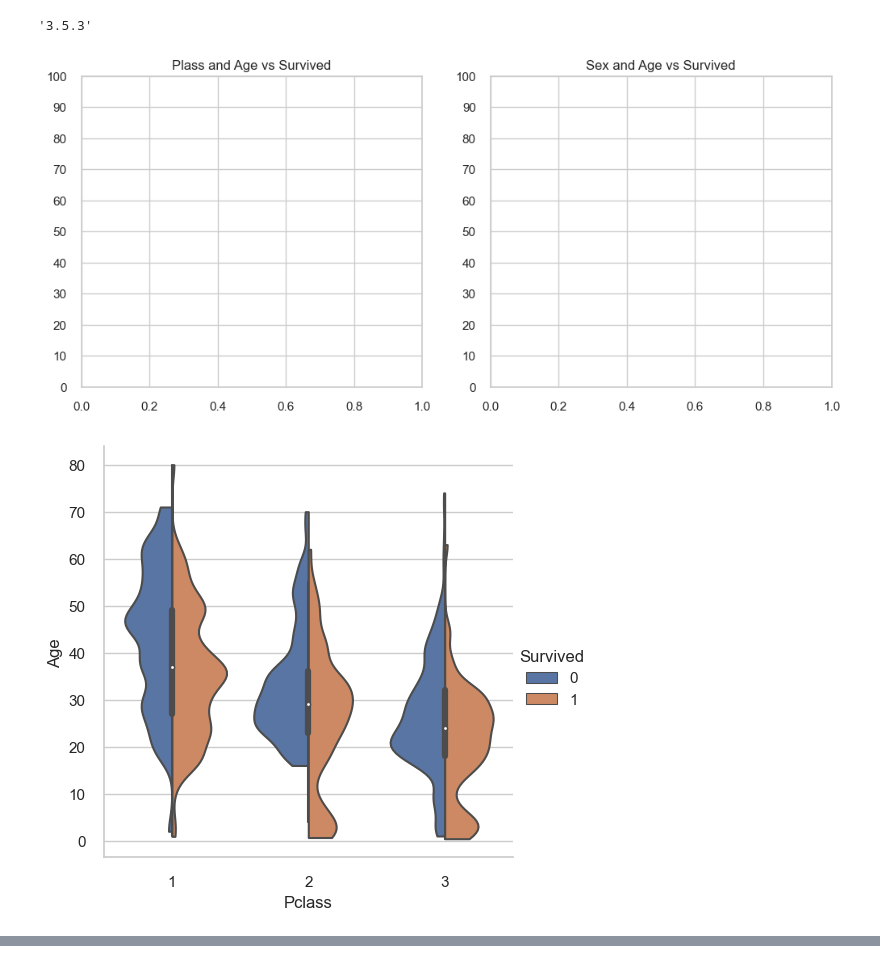
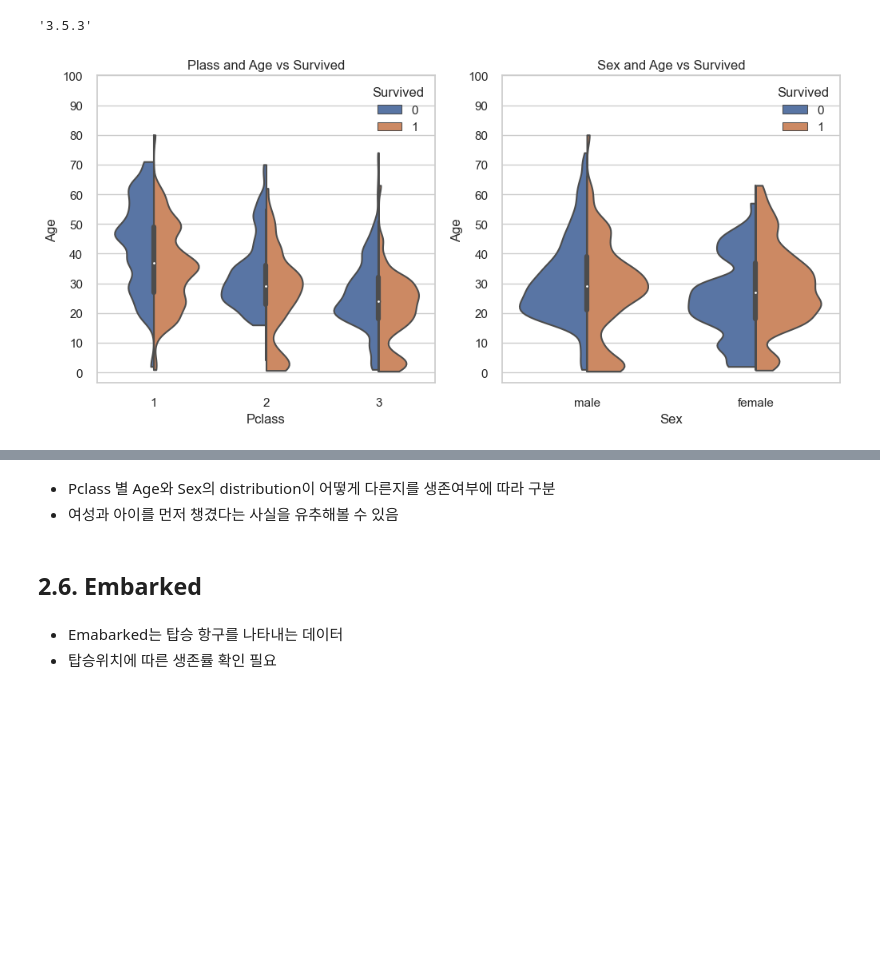
Before and after one commit to wonyeongdeok/kaggle_transcription, a Jupyter notebook: titanic.ipynb, the cells around one changed output, grey strips where cells are left out. Saved outputs shown, nothing was run; the diff lists cells and outputs as text; code cells hidden in the pictures; blank space fills up the shorter version.

Commit message:
working on Embarked data

```diff
--- a/titanic.ipynb
+++ b/titanic.ipynb
@@ -387,22 +387,21 @@ matplotlib.__version__
 # %% [output]
 '3.5.3'
 # %%
-f, ax = plt.subplots(nrows=1, 2, figsize=(12,5))
+f, ax = plt.subplots(nrows=1, ncols=2, figsize=(12,5))
 
-sns.catplot(data=df_train, x='Pclass', y='Age', hue='Survived',
+sns.violinplot(data=df_train, x='Pclass', y='Age', hue='Survived',
             kind='violin', bw=0.2, cut=0, split=True, ax=ax[0])
 ax[0].set_title('Plass and Age vs Survived')
 ax[0].set_yticks(range(0, 110, 10))
 
-sns.catplot(data=df_train, x='Sex', y='Age', hue='Survived',
+sns.violinplot(data=df_train, x='Sex', y='Age', hue='Survived',
            kind='violin', bw=0.2, cut=0, split=True, ax=ax[1])
 ax[1].set_title('Sex and Age vs Survived')
 ax[1].set_yticks(range(0, 110, 10))
 
 plt.show()
 
-# bw : 데이터의 실제 분포를 얼마나 자세히 반영할지 지정하는 인자이며, 값이 낮을수록 더 자세히 반영
+# bw : 데이터의 실제 분포를 얼마나 자세히 반영할지 지정
 # cut : 그래프의 시작 위치 지정
 # %% [output]
-[figure, old version]
+[figure, new version]
-[figure, removed]
@@ -409,0 +408,8 @@ plt.show()
+# %% [markdown]
+- Pclass 별 Age와 Sex의 distribution이 어떻게 다른지를 생존여부에 따라 구분
+- 여성과 아이를 먼저 챙겼다는 사실을 유추해볼 수 있음
+# %% [markdown]
+## **2.6. Embarked**
+# %% [markdown]
+- Emabarked는 탑승 항구를 나타내는 데이터
+- 탑승위치에 따른 생존률 확인 필요
```
Also changed, not shown: parts of 1 cell of this notebook.
